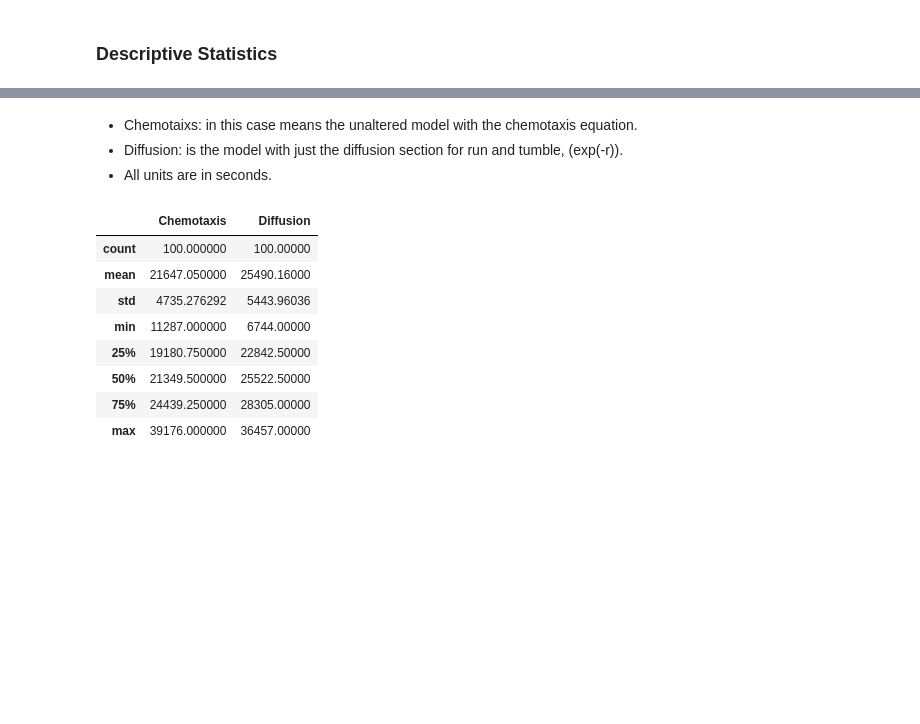
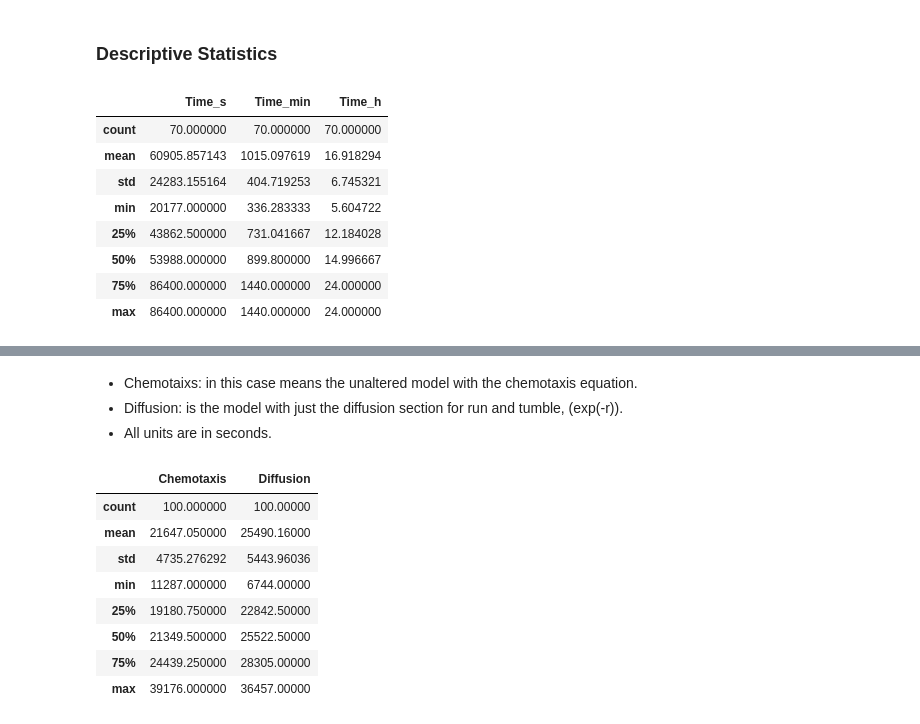
Before and after one commit to Frood-for-Thought/Bac_Evol_SSA, a Jupyter notebook: Experiment 3 - SOS vs Random Mutation/Analysis.ipynb, the cells around one changed output, grey strips where cells are left out. Saved outputs shown, nothing was run; the diff lists cells and outputs as text; code cells hidden in the pictures; blank space fills up the shorter version.

```diff
--- a/Experiment 3 - SOS vs Random Mutation/Analysis.ipynb
+++ b/Experiment 3 - SOS vs Random Mutation/Analysis.ipynb
@@ -18,2 +18,14 @@ df.head()
 # %% [markdown]
 ### Descriptive Statistics
+# %%
+df.describe()
+# %% [output]
+|  | Time_s | Time_min | Time_h |
+| count | 70.000000 | 70.000000 | 70.000000 |
+| mean | 60905.857143 | 1015.097619 | 16.918294 |
+| std | 24283.155164 | 404.719253 | 6.745321 |
+| min | 20177.000000 | 336.283333 | 5.604722 |
+| 25% | 43862.500000 | 731.041667 | 12.184028 |
+| 50% | 53988.000000 | 899.800000 | 14.996667 |
+| 75% | 86400.000000 | 1440.000000 | 24.000000 |
+| max | 86400.000000 | 1440.000000 | 24.000000 |
```
Also changed, not shown: parts of 3 cells of this notebook.
